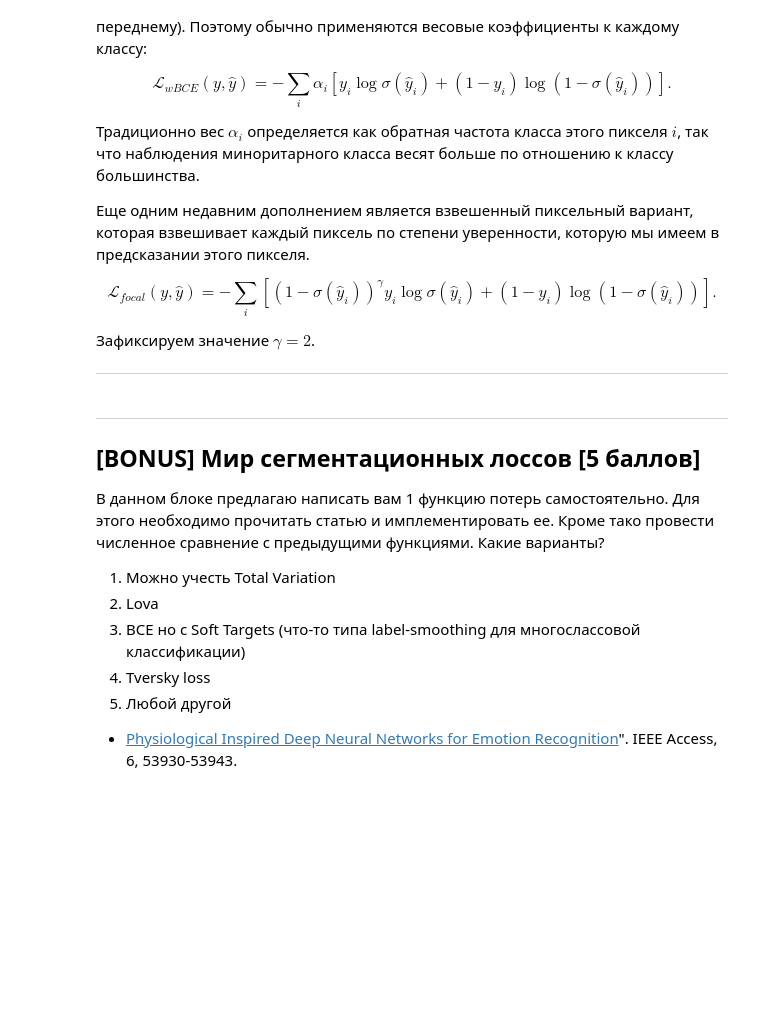
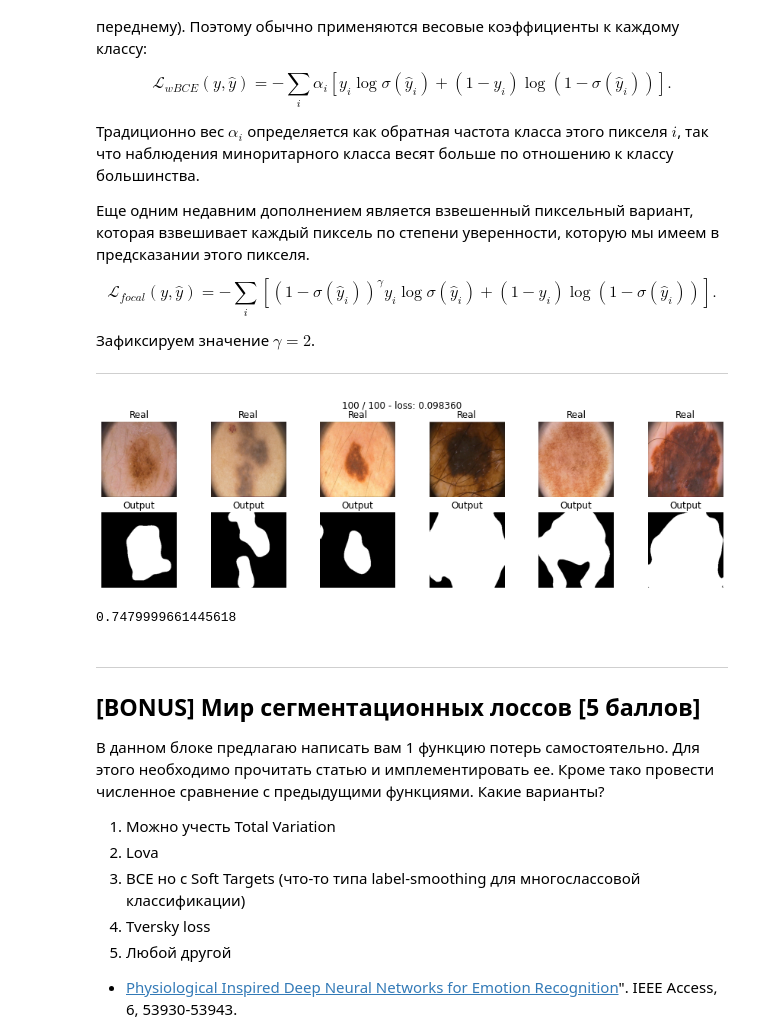
Before and after one commit to karinakvanchiani/deep_learning_school_part1, a Jupyter notebook: homework_8_semantic_segmentation.ipynb, the cells around one changed output. Saved outputs shown, nothing was run; the diff lists cells and outputs as text; code cells hidden in the pictures; blank space fills up the shorter version.

```diff
--- a/homework_8_semantic_segmentation.ipynb
+++ b/homework_8_semantic_segmentation.ipynb
@@ -373,11 +456,17 @@ $$\mathcal L_{focal}(y, \hat y) = -\sum_i \left[\left(1-\sigma(\hat y_i)\right)^
 --------------------------------------------------------------------------------
 # %%
 def focal_loss(y_real, y_pred, eps = 1e-8, gamma = 2):
-    y_pred =  # hint: torch.clamp
-    return your_loss
+    your_loss = torch.mean(((1 - torch.sigmoid(y_pred))**2) * (y_real * torch.log(torch.sigmoid(y_pred)) + (1 - y_real) * torch.log(1 - torch.sigmoid(y_pred))))
+    return -your_loss
 # %%
-model_focal = SegNet().to(device)
+torch.manual_seed(seed)
+torch.cuda.manual_seed(seed)
+torch.backends.cudnn.deterministic = True
 
-max_epochs = 40
-optimaizer = optim.Adam(model_focal.parameters())
-train(model_focal, optimaizer, focal_loss, max_epochs, data_tr, data_val)
+segnet_focal = SegNet().to(device)
+
+max_epochs = 100
+optimaizer = torch.optim.Adam(segnet_focal.parameters())
+segnet_focal_val_losses, segnet_focal_test_losses, segnet_focal_val_scores, segnet_focal_test_scores = train(segnet_focal, optimaizer, focal_loss, max_epochs, data_tr, data_val, data_ts, iou_pytorch)
+# %% [output]
+[figure, added]
@@ -386,3 +473,8 @@ score_model(model_focal, iou_pytorch, data_val)
+# %%
+segnet_focal_score = score_model(segnet_focal, iou_pytorch, data_val)
+segnet_focal_score
+# %% [output]
+0.7479999661445618
 # %% [markdown]
 ----------------------------------------------------------------------------------------------
 
```
Also changed, not shown: parts of 59 cells of this notebook, 5 other files.
